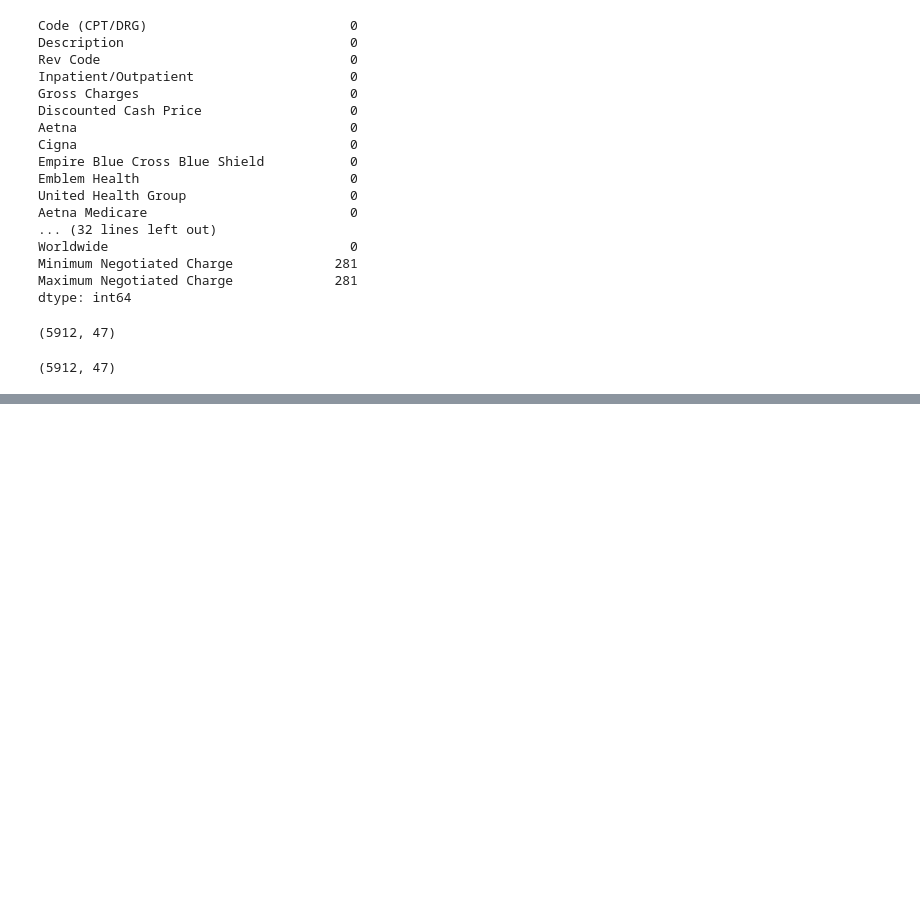
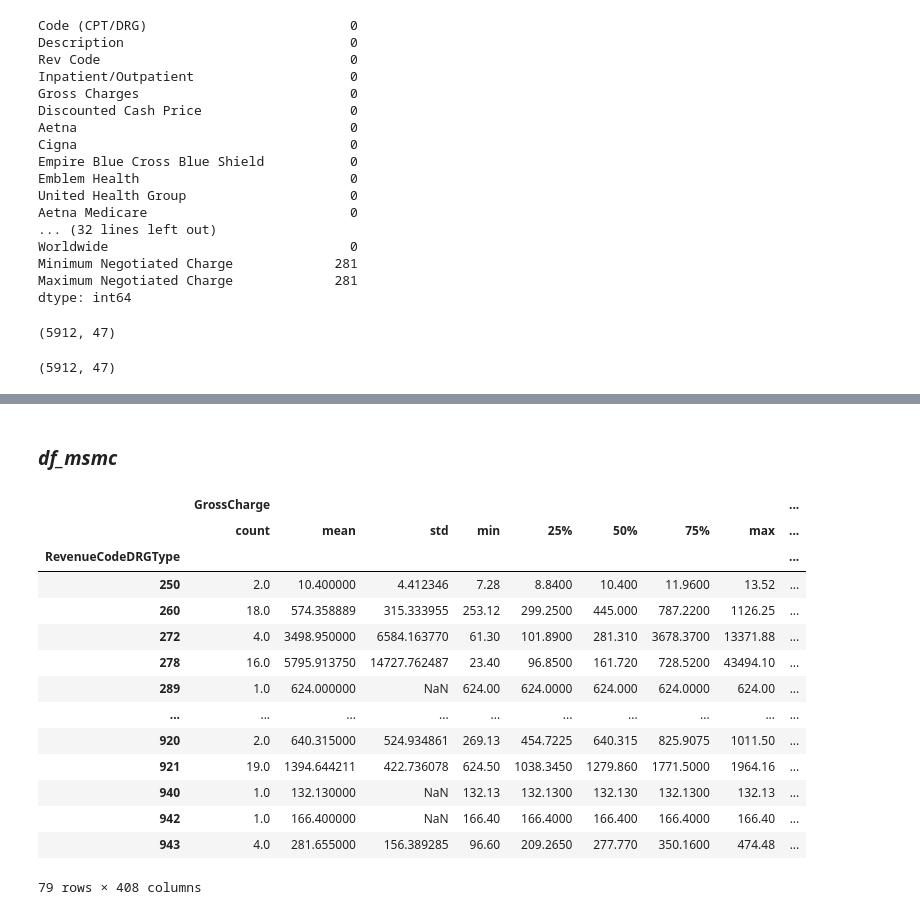
Before and after one commit to joyc3lin/sqlite_database_operations, a Jupyter notebook: HHA504_week3assignment.ipynb, the cells around one changed output, grey strips where cells are left out. Cells and saved outputs as stored; diff of their text form; code cells hidden in the pictures; blank space fills up the shorter version.

```diff
--- a/HHA504_week3assignment.ipynb
+++ b/HHA504_week3assignment.ipynb
@@ -219,0 +348,22 @@ df_rumc.sample(10)
+# %% [markdown]
+### *df_msmc*
+# %%
+# distribution of RevenueCodeDRGType
+
+df_msmc.groupby(['RevenueCodeDRGType']).describe()
+# %% [output]
+|  | GrossCharge |  |  |  |  |  |  |  | ... |
+|  | count | mean | std | min | 25% | 50% | 75% | max | ... |
+| RevenueCodeDRGType |  |  |  |  |  |  |  |  | ... |
+| 250 | 2.0 | 10.400000 | 4.412346 | 7.28 | 8.8400 | 10.400 | 11.9600 | 13.52 | ... |
+| 260 | 18.0 | 574.358889 | 315.333955 | 253.12 | 299.2500 | 445.000 | 787.2200 | 1126.25 | ... |
+| 272 | 4.0 | 3498.950000 | 6584.163770 | 61.30 | 101.8900 | 281.310 | 3678.3700 | 13371.88 | ... |
+| 278 | 16.0 | 5795.913750 | 14727.762487 | 23.40 | 96.8500 | 161.720 | 728.5200 | 43494.10 | ... |
+| 289 | 1.0 | 624.000000 | NaN | 624.00 | 624.0000 | 624.000 | 624.0000 | 624.00 | ... |
+| ... | ... | ... | ... | ... | ... | ... | ... | ... | ... |
+| 920 | 2.0 | 640.315000 | 524.934861 | 269.13 | 454.7225 | 640.315 | 825.9075 | 1011.50 | ... |
+| 921 | 19.0 | 1394.644211 | 422.736078 | 624.50 | 1038.3450 | 1279.860 | 1771.5000 | 1964.16 | ... |
+| 940 | 1.0 | 132.130000 | NaN | 132.13 | 132.1300 | 132.130 | 132.1300 | 132.13 | ... |
+| 942 | 1.0 | 166.400000 | NaN | 166.40 | 166.4000 | 166.400 | 166.4000 | 166.40 | ... |
+| 943 | 4.0 | 281.655000 | 156.389285 | 96.60 | 209.2650 | 277.770 | 350.1600 | 474.48 | ... |
+79 rows × 408 columns
```
Also changed, not shown: parts of 29 cells of this notebook.
